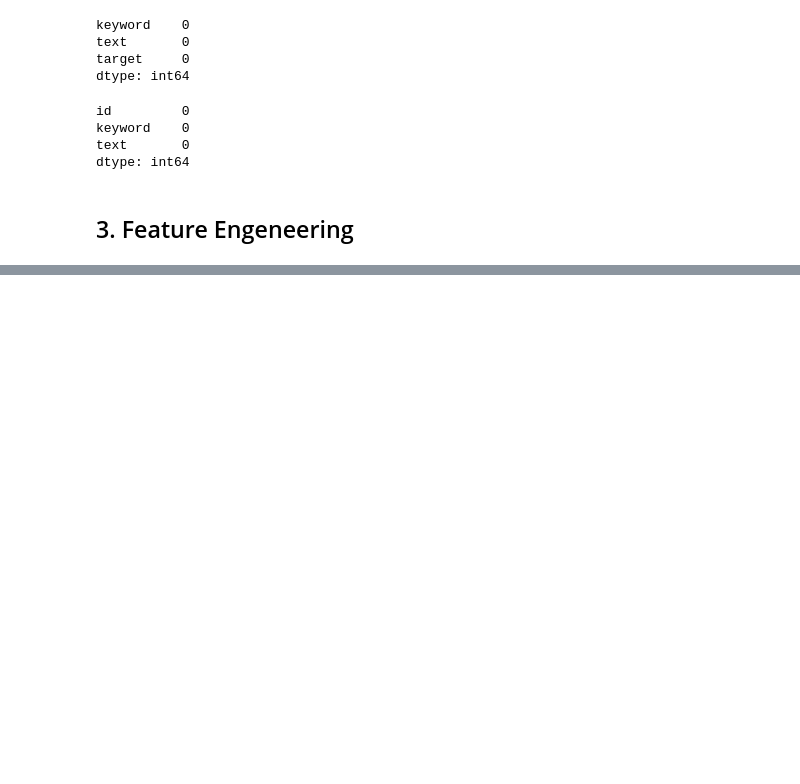
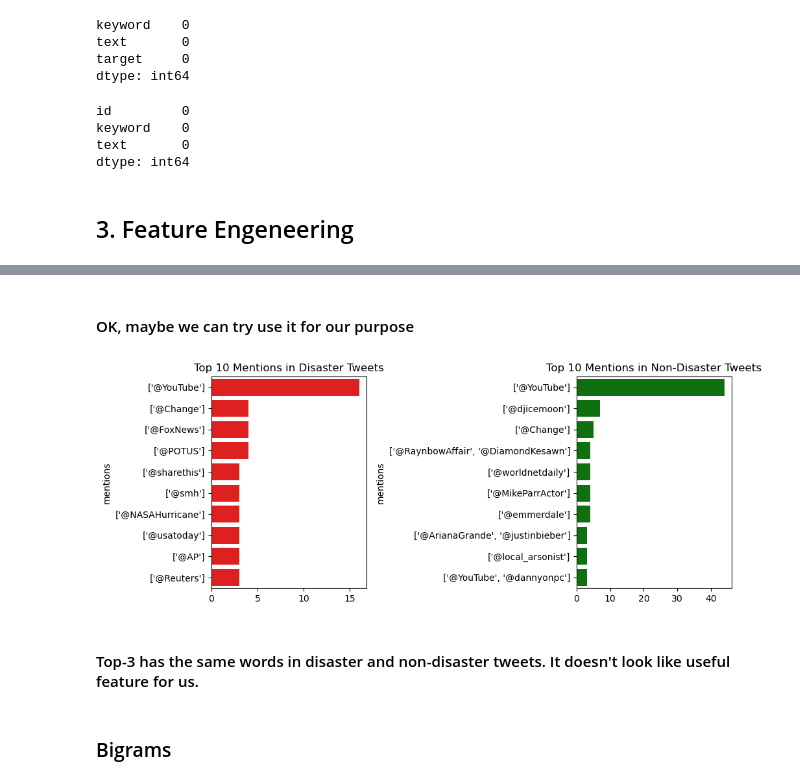
Before and after one commit to novopoli/NLP_tweets_classification, a Jupyter notebook: Disaster_tweets.ipynb, the cells around one changed output, grey strips where cells are left out. Drawn from its saved outputs; the diff is of its cells as text; code cells hidden in the pictures; blank space fills up the shorter version.

```diff
--- a/Disaster_tweets.ipynb
+++ b/Disaster_tweets.ipynb
@@ -200,0 +238,18 @@ dtype: int64
+# %% [markdown]
+#### OK, maybe we can try use it for our purpose
+# %%
+top_disaster_mentions = train[train['target'] == 1]['mentions'].value_counts().iloc[1:11]
+top_nondisaster_mentions = train[train['target'] == 0]['mentions'].value_counts().iloc[1:11]
+
+# Plotting the top locations
+fig, axes = plt.subplots(1, 2, figsize=(10, 4))
+sns.barplot(y=top_disaster_mentions.index, x=top_disaster_mentions.values, ax=axes[0], color='red')
+axes[0].set_title('Top 10 Mentions in Disaster Tweets')
+sns.barplot(y=top_nondisaster_mentions.index, x=top_nondisaster_mentions.values, ax=axes[1], color='green')
+axes[1].set_title('Top 10 Mentions in Non-Disaster Tweets')
+plt.tight_layout()
+plt.show()
+# %% [output]
+[figure, added]
+# %% [markdown]
+#### Top-3 has the same words in disaster and non-disaster tweets. It doesn't look like useful feature for us.
@@ -200,0 +260,2 @@ dtype: int64
+# %% [markdown]
+### Bigrams
```
Also changed, not shown: parts of 17 cells of this notebook.
